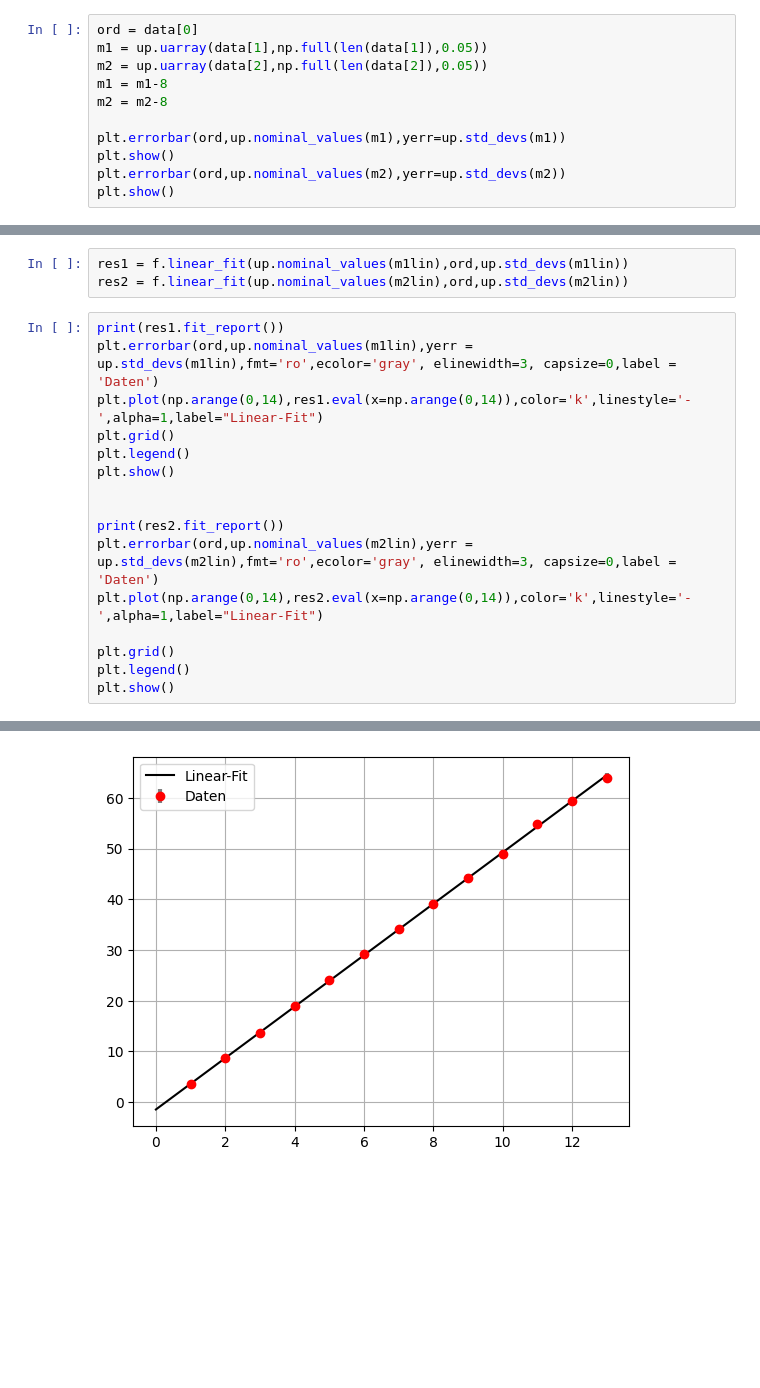
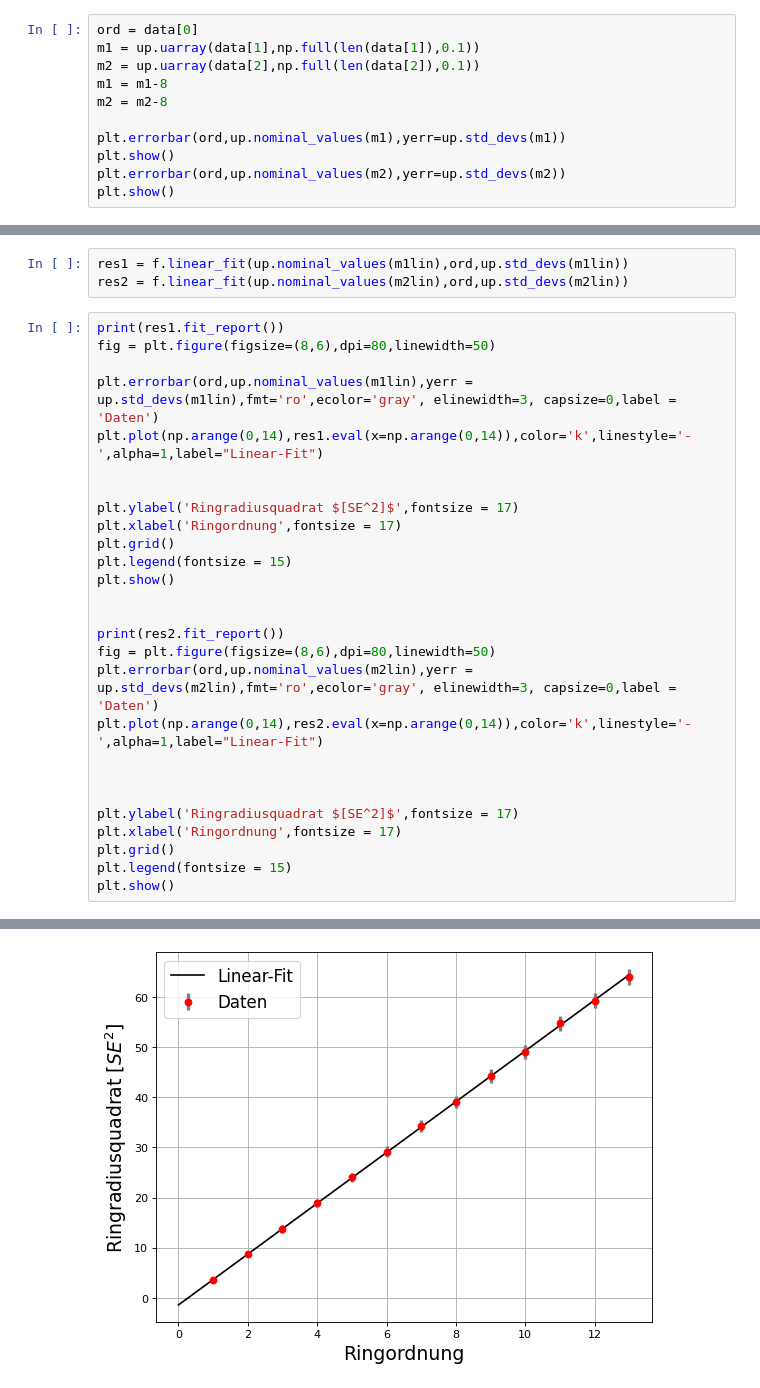
Before and after one commit to Friedrich-Jahns/Fortgeschrittenen-Praktikum-Physik, a Jupyter notebook: FP2_Zeemann/rad_zu_ord_fit/rad_zu_ord_fit.ipynb, the cells around one changed output, grey strips where cells are left out. Saved outputs shown, nothing was run; the diff lists cells and outputs as text; blank space fills up the shorter version.

```diff
--- a/FP2_Zeemann/rad_zu_ord_fit/rad_zu_ord_fit.ipynb
+++ b/FP2_Zeemann/rad_zu_ord_fit/rad_zu_ord_fit.ipynb
@@ -16,8 +16,8 @@ for file in sorted(os.listdir('Data')):
             data = np.genfromtxt(tf,delimiter="\t").T
 # %%
 ord = data[0]
-m1 = up.uarray(data[1],np.full(len(data[1]),0.05))
-m2 = up.uarray(data[2],np.full(len(data[2]),0.05))
+m1 = up.uarray(data[1],np.full(len(data[1]),0.1))
+m2 = up.uarray(data[2],np.full(len(data[2]),0.1))
 m1 = m1-8
 m2 = m2-8
 
@@ -37,19 +37,30 @@ res1 = f.linear_fit(up.nominal_values(m1lin),ord,up.std_devs(m1lin))
 res2 = f.linear_fit(up.nominal_values(m2lin),ord,up.std_devs(m2lin))
 # %%
 print(res1.fit_report())
+fig = plt.figure(figsize=(8,6),dpi=80,linewidth=50)
+
 plt.errorbar(ord,up.nominal_values(m1lin),yerr = up.std_devs(m1lin),fmt='ro',ecolor='gray', elinewidth=3, capsize=0,label = 'Daten')
 plt.plot(np.arange(0,14),res1.eval(x=np.arange(0,14)),color='k',linestyle='-',alpha=1,label="Linear-Fit")
+
+
+plt.ylabel('Ringradiusquadrat $[SE^2]$',fontsize = 17)
+plt.xlabel('Ringordnung',fontsize = 17)
 plt.grid()
-plt.legend()
+plt.legend(fontsize = 15)
 plt.show()
 
 
 print(res2.fit_report())
+fig = plt.figure(figsize=(8,6),dpi=80,linewidth=50)
 plt.errorbar(ord,up.nominal_values(m2lin),yerr = up.std_devs(m2lin),fmt='ro',ecolor='gray', elinewidth=3, capsize=0,label = 'Daten')
 plt.plot(np.arange(0,14),res2.eval(x=np.arange(0,14)),color='k',linestyle='-',alpha=1,label="Linear-Fit")
 
+
+
+plt.ylabel('Ringradiusquadrat $[SE^2]$',fontsize = 17)
+plt.xlabel('Ringordnung',fontsize = 17)
 plt.grid()
-plt.legend()
+plt.legend(fontsize = 15)
 plt.show()
 # %% [output]
 [[Model]]
@@ -85,6 +96,6 @@ plt.show()
 [[Variables]]
     slope:      5.06926262 +/- 0.01134734 (0.22%) (init = 5.055591)
     intercept: -1.43555756 +/- 0.05700871 (3.97%) (init = -1.338942)
 [[Correlations]] (unreported correlations are < 0.100)
     C(slope, intercept) = -0.744
-[figure, old version]
+[figure, new version]
```
Also changed, not shown: parts of 2 cells of this notebook, 3 other files.
